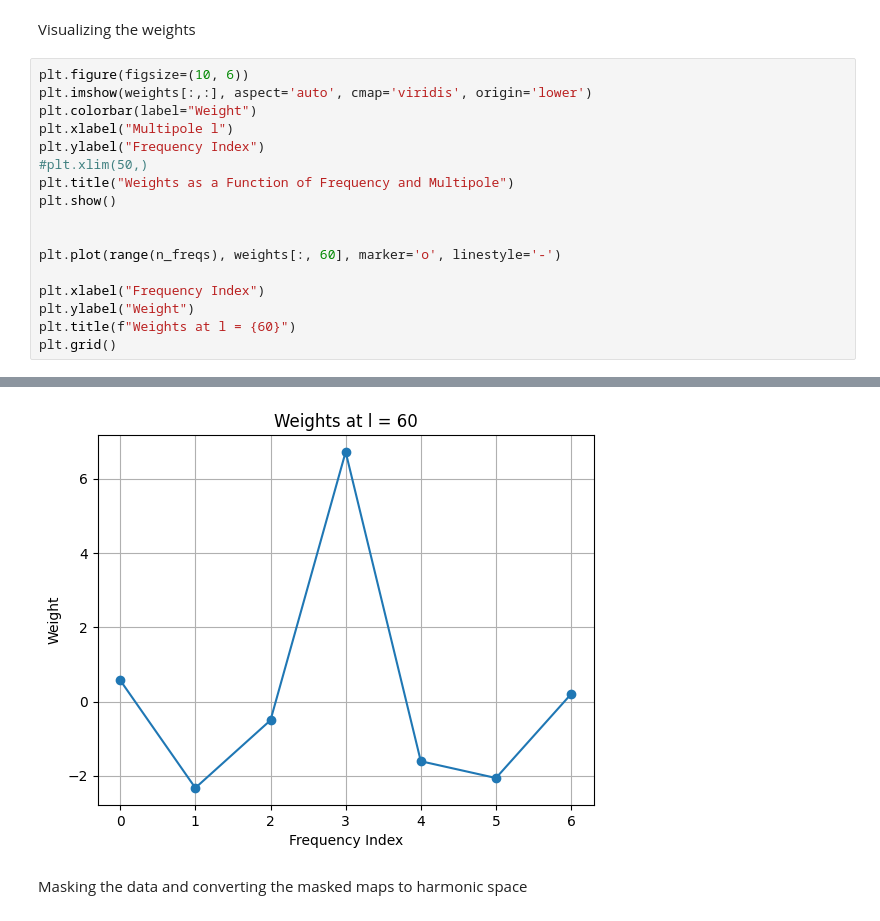
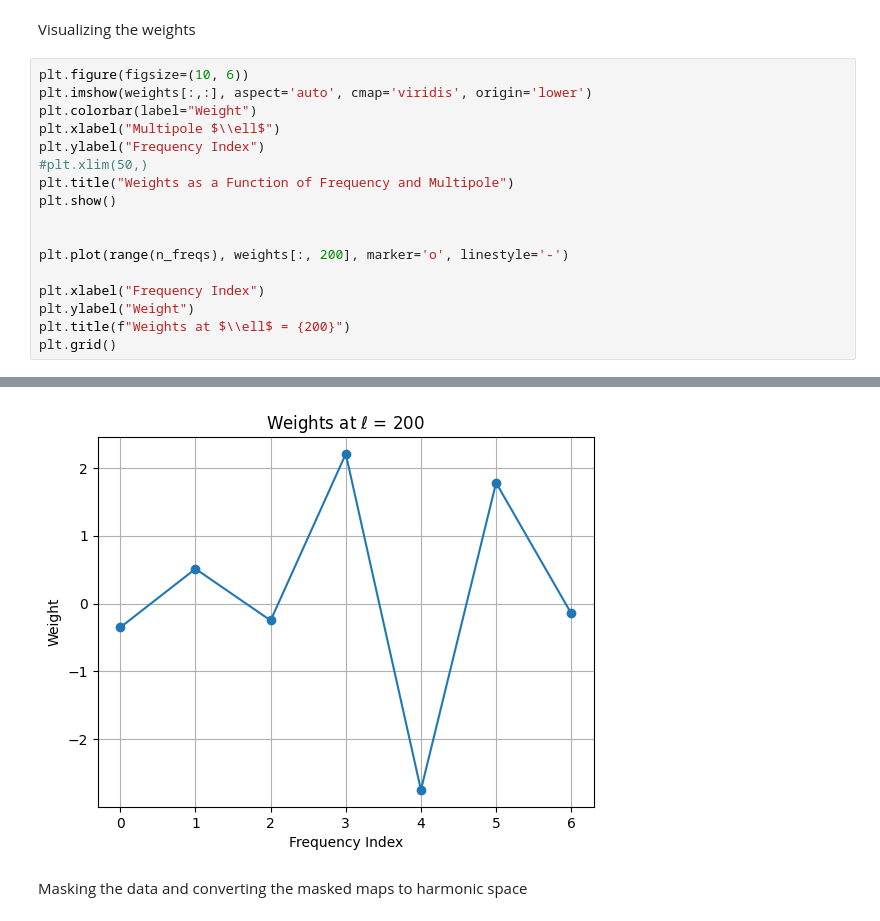
Before and after one commit to urwa99/Internship_Rome, a Jupyter notebook: notebooks/masked_HILC_clean.ipynb, the cells around one changed output, grey strips where cells are left out. Cells and saved outputs as stored; diff of their text form.

```diff
--- a/notebooks/masked_HILC_clean.ipynb
+++ b/notebooks/masked_HILC_clean.ipynb
@@ -94,23 +94,23 @@ Visualizing the weights
 # %%
 plt.figure(figsize=(10, 6))
 plt.imshow(weights[:,:], aspect='auto', cmap='viridis', origin='lower')
 plt.colorbar(label="Weight")
-plt.xlabel("Multipole l")
+plt.xlabel("Multipole $\\ell$")
 plt.ylabel("Frequency Index")
 #plt.xlim(50,)
 plt.title("Weights as a Function of Frequency and Multipole")
 plt.show()
 
 
-plt.plot(range(n_freqs), weights[:, 60], marker='o', linestyle='-')
+plt.plot(range(n_freqs), weights[:, 200], marker='o', linestyle='-')
 
 plt.xlabel("Frequency Index")
 plt.ylabel("Weight")
-plt.title(f"Weights at l = {60}")
+plt.title(f"Weights at $\\ell$ = {200}")
 plt.grid()
 # %% [output]
 [figure]
-[figure, old version]
+[figure, new version]
 # %% [markdown]
 Masking the data and converting the masked maps to harmonic space
 # %%
```
Also changed, not shown: parts of 2 cells of this notebook.
